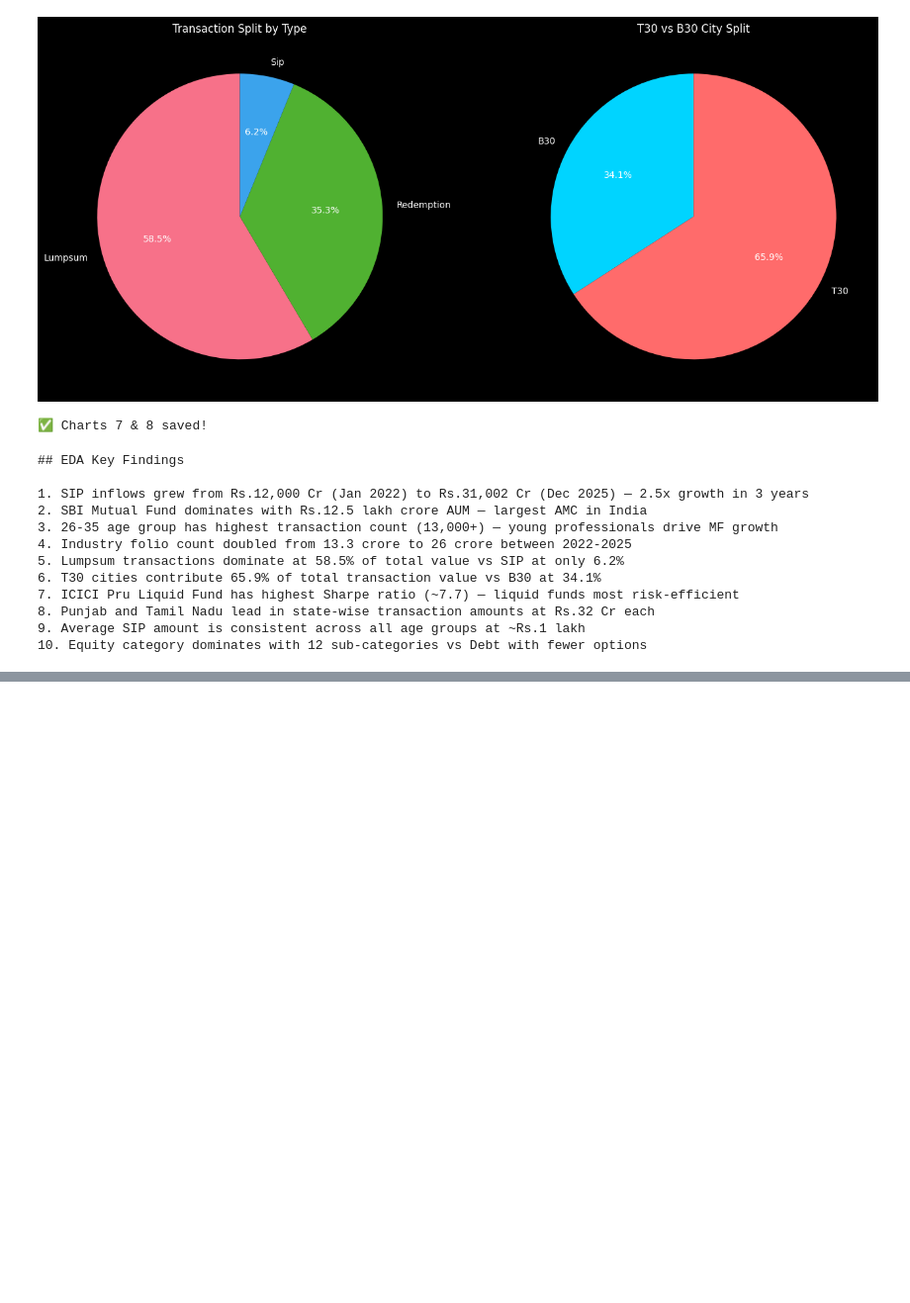
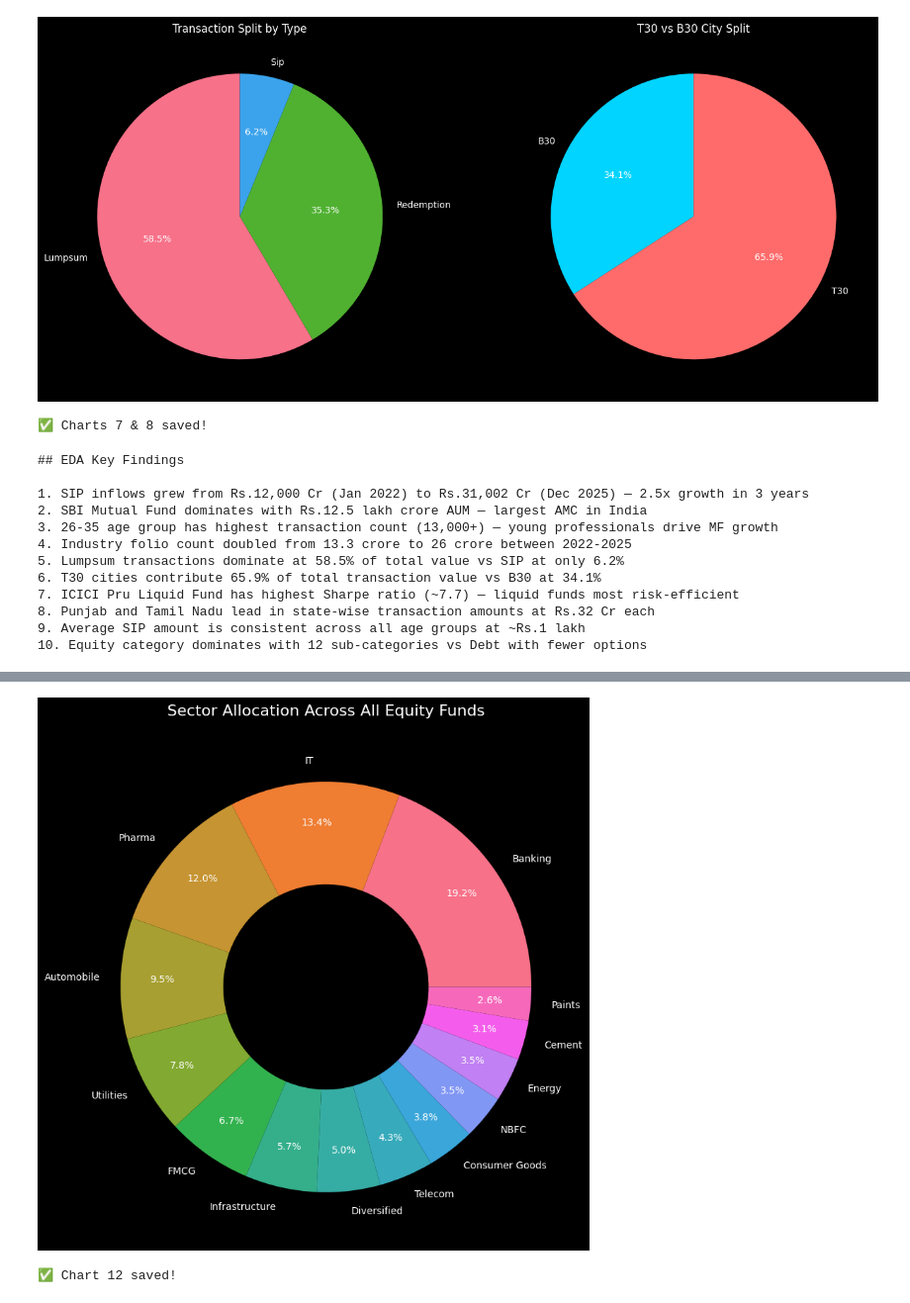
Before and after one commit to Kowshik0311/bluestock_mf_capstone, a Jupyter notebook: notebooks/03_eda_analysis.ipynb, the cells around one changed output, grey strips where cells are left out. Shown at 99% size. Drawn from its saved outputs; the diff is of its cells as text; code cells hidden in the pictures; blank space fills up the shorter version.

```diff
--- a/notebooks/03_eda_analysis.ipynb
+++ b/notebooks/03_eda_analysis.ipynb
@@ -215,0 +324,21 @@ print(findings)
+# %%
+# Chart 12: Sector Allocation Donut Chart
+sector_weights = port.groupby("sector")["weight_pct"].sum().sort_values(ascending=False)
+
+fig, ax = plt.subplots(figsize=(10, 8))
+wedges, texts, autotexts = ax.pie(
+    sector_weights.values,
+    labels=sector_weights.index,
+    autopct="%1.1f%%",
+    pctdistance=0.8,
+    colors=sns.color_palette("husl", len(sector_weights)),
+    wedgeprops=dict(width=0.5)
+)
+ax.set_title("Sector Allocation Across All Equity Funds", fontsize=16, pad=15)
+plt.tight_layout()
+plt.savefig(PROC_DIR.parent.parent / "reports" / "chart12_sector_donut.png", dpi=150)
+plt.show()
+print("✅ Chart 12 saved!")
+# %% [output]
+[figure, added]
+✅ Chart 12 saved!
```
Also changed, not shown: parts of 6 cells of this notebook, 4 other files.
